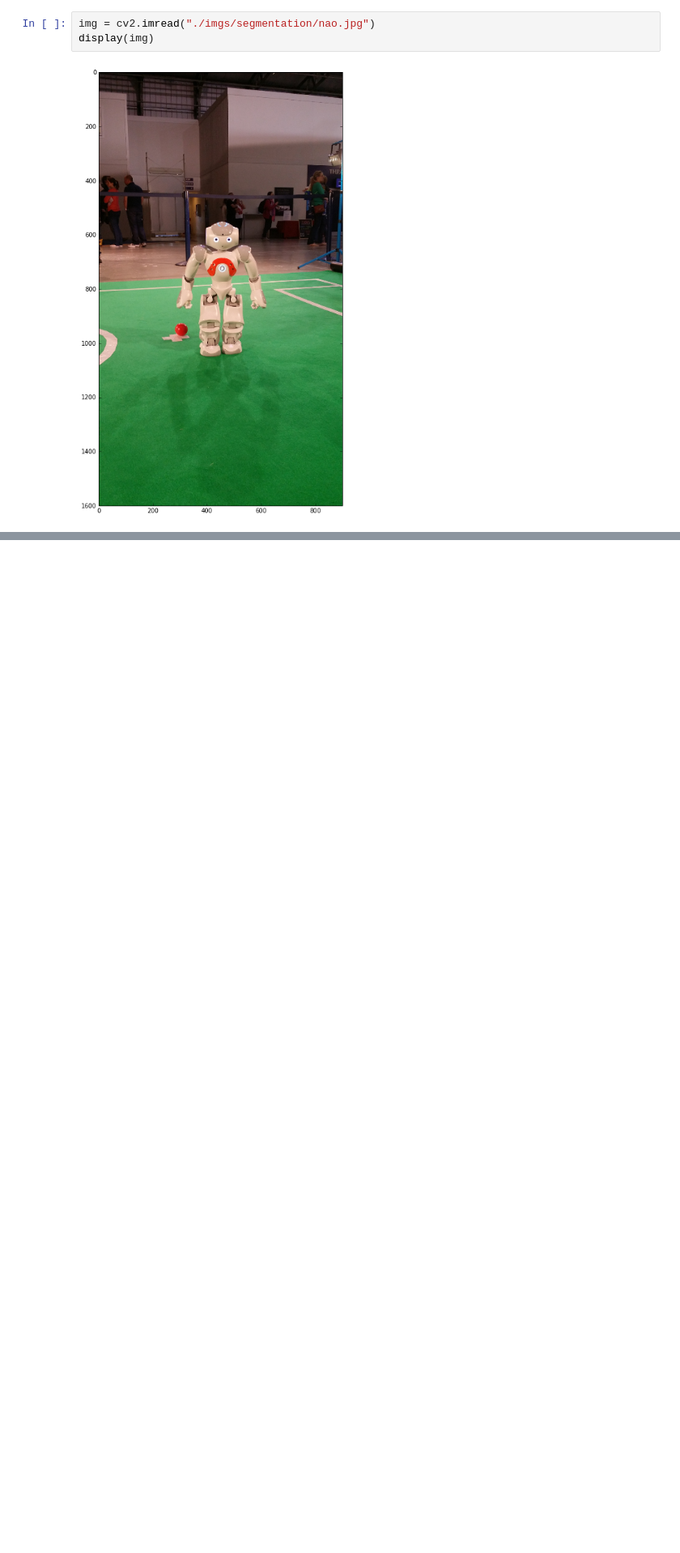
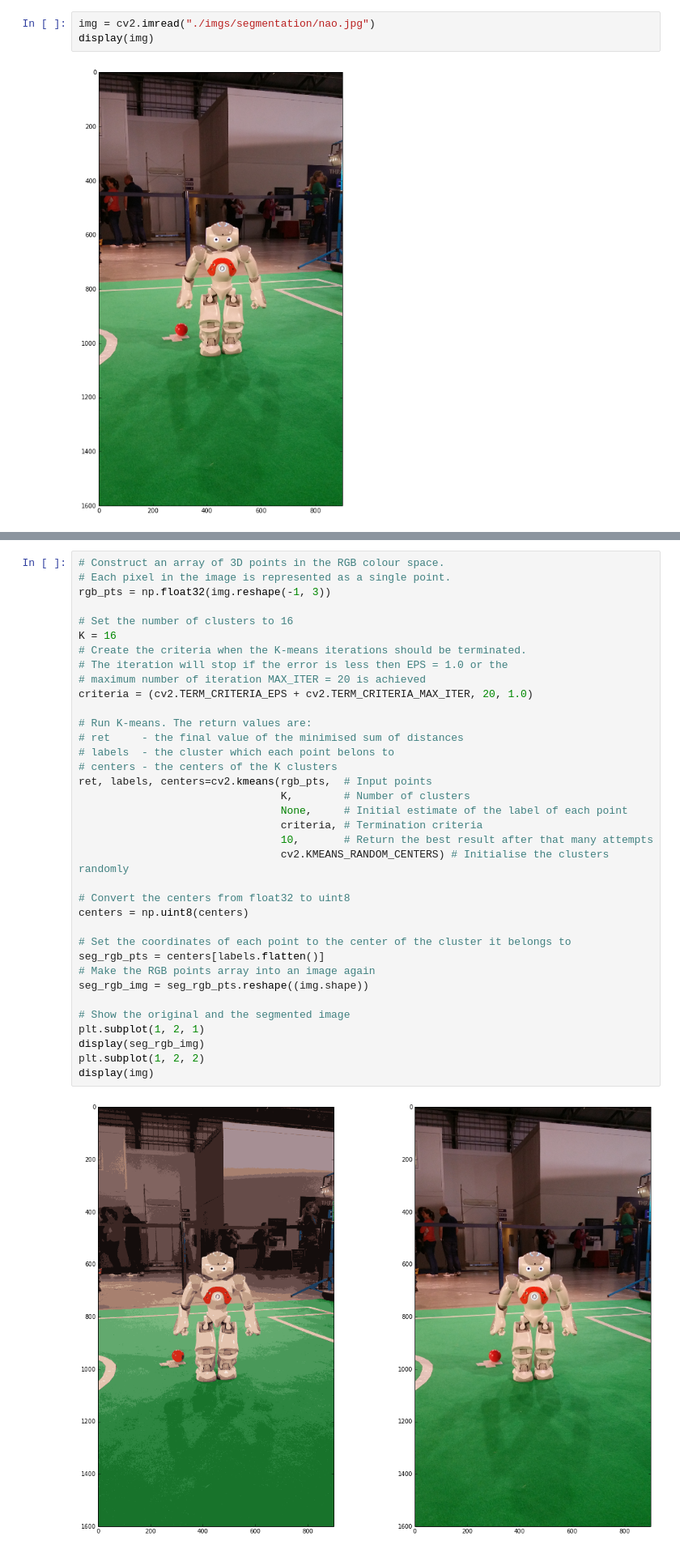
Before and after one commit to svepe/rss-demos, a Jupyter notebook: Image Segmentation.ipynb, the cells around one changed output, grey strips where cells are left out. Shown at 81% size. Drawn from its saved outputs; the diff is of its cells as text; blank space fills up the shorter version.

```diff
--- a/Image Segmentation.ipynb
+++ b/Image Segmentation.ipynb
@@ -72,0 +36,38 @@ display(seg_rgb_img)
+# %%
+# Construct an array of 3D points in the RGB colour space.
+# Each pixel in the image is represented as a single point.
+rgb_pts = np.float32(img.reshape(-1, 3))
+
+# Set the number of clusters to 16
+K = 16
+# Create the criteria when the K-means iterations should be terminated.
+# The iteration will stop if the error is less then EPS = 1.0 or the
+# maximum number of iteration MAX_ITER = 20 is achieved
+criteria = (cv2.TERM_CRITERIA_EPS + cv2.TERM_CRITERIA_MAX_ITER, 20, 1.0)
+
+# Run K-means. The return values are:
+# ret     - the final value of the minimised sum of distances
+# labels  - the cluster which each point belons to
+# centers - the centers of the K clusters
+ret, labels, centers=cv2.kmeans(rgb_pts,  # Input points
+                                K,        # Number of clusters
+                                None,     # Initial estimate of the label of each point
+                                criteria, # Termination criteria
+                                10,       # Return the best result after that many attempts
+                                cv2.KMEANS_RANDOM_CENTERS) # Initialise the clusters randomly
+
+# Convert the centers from float32 to uint8
+centers = np.uint8(centers)
+
+# Set the coordinates of each point to the center of the cluster it belongs to
+seg_rgb_pts = centers[labels.flatten()]
+# Make the RGB points array into an image again
+seg_rgb_img = seg_rgb_pts.reshape((img.shape))
+
+# Show the original and the segmented image
+plt.subplot(1, 2, 1)
+display(seg_rgb_img)
+plt.subplot(1, 2, 2)
+display(img)
+# %% [output]
+[figure, added]
```
Also changed, not shown: parts of 15 cells of this notebook.
